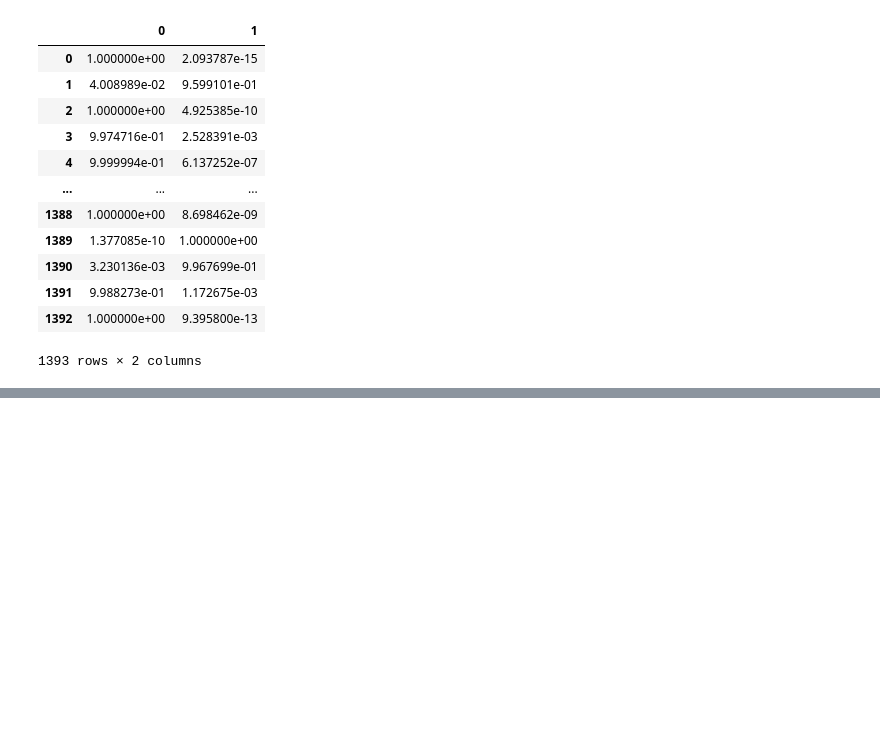
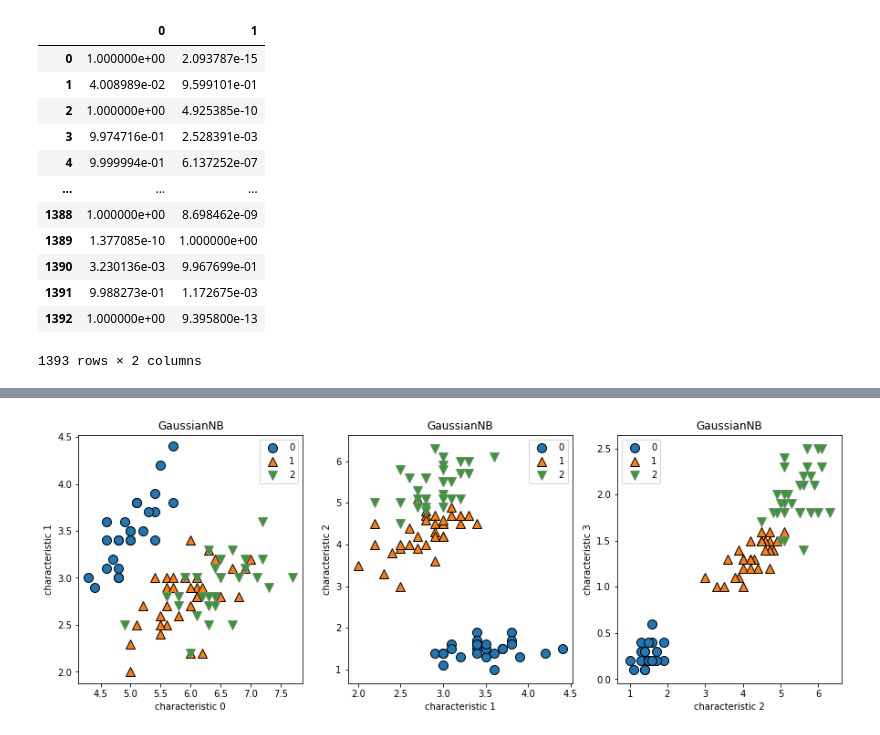
Before and after one commit to apple0626/Machine_Learning, a Jupyter notebook: Parametric_Classification.ipynb, the cells around one changed output, grey strips where cells are left out. Cells and saved outputs as stored; diff of their text form; code cells hidden in the pictures; blank space fills up the shorter version.

```diff
--- a/Parametric_Classification.ipynb
+++ b/Parametric_Classification.ipynb
@@ -184,0 +234,3 @@ pd.DataFrame(nb.predict_proba(X_test_dtm))
+# %%
+from sklearn.datasets import load_iris
+iris = load_iris()
@@ -184,0 +254,10 @@ pd.DataFrame(nb.predict_proba(X_test_dtm))
+# %%
+fig, axes = plt.subplots(1, 3, figsize=(15,5))
+for num, ax in zip(range(3), axes):
+    mglearn.discrete_scatter(X_test[:,num], X_test[:,num+1], y_test, ax = ax)
+    ax.set_title(gnb.__class__.__name__)
+    ax.set_xlabel('characteristic {}'.format(num))
+    ax.set_ylabel('characteristic {}'.format(num+1))
+    ax.legend()
+# %% [output]
+[figure, added]
```
Also changed, not shown: parts of 10 cells of this notebook.
